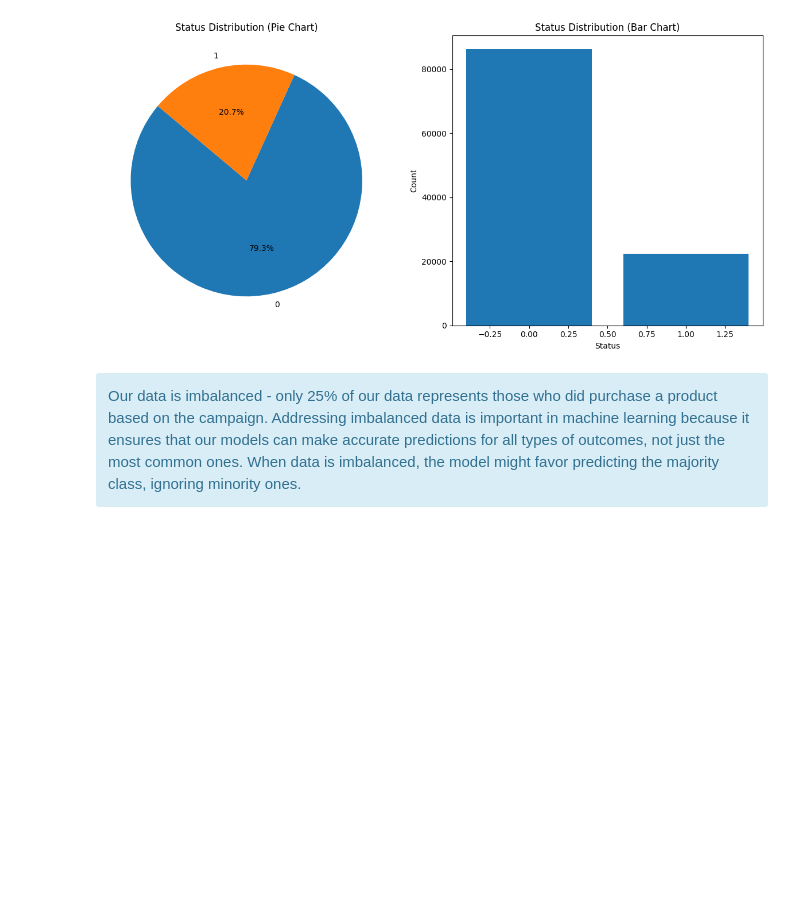
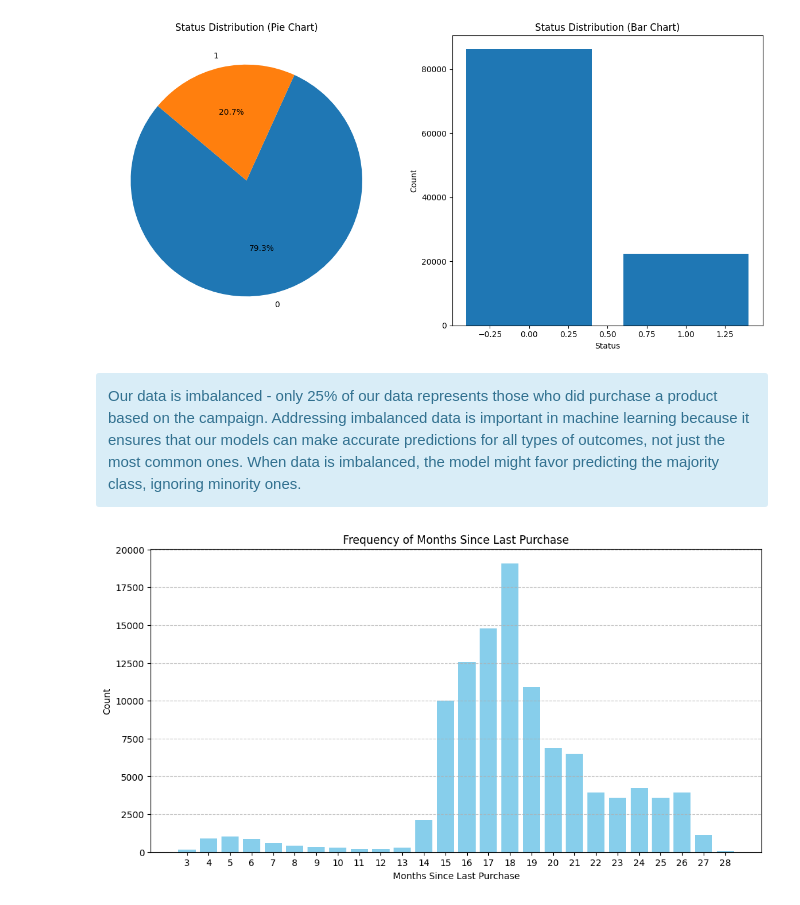
Before and after one commit to miligapetko/PythonInno, a Jupyter notebook: BankCampaign.ipynb, the cells around one changed output. Saved outputs shown, nothing was run; the diff lists cells and outputs as text; code cells hidden in the pictures; blank space fills up the shorter version.

```diff
--- a/BankCampaign.ipynb
+++ b/BankCampaign.ipynb
@@ -203,3 +213,18 @@ plot_distribution(bank["Status"])
 <div class="alert alert-info" role="alert">
 Our data is imbalanced - only 25% of our data represents those who did purchase a product based on the campaign. Addressing imbalanced data is important in machine learning because it ensures that our models can make accurate predictions for all types of outcomes, not just the most common ones. When data is imbalanced, the model might favor predicting the majority class, ignoring minority ones.
 </div>
+# %%
+# Calculate the frequency of each unique value in MnthsLastPur
+month_counts = bank['MnthsLastPur'].value_counts().sort_index()
+
+# Create bar chart
+plt.figure(figsize=(12, 6))
+plt.bar(month_counts.index, month_counts.values, color='skyblue')
+plt.xlabel('Months Since Last Purchase')
+plt.ylabel('Count')
+plt.title('Frequency of Months Since Last Purchase')
+plt.xticks(month_counts.index)
+plt.grid(axis='y', linestyle='--', alpha=0.7)
+plt.show()
+# %% [output]
+[figure, added]
```
Also changed, not shown: parts of 19 cells of this notebook.
